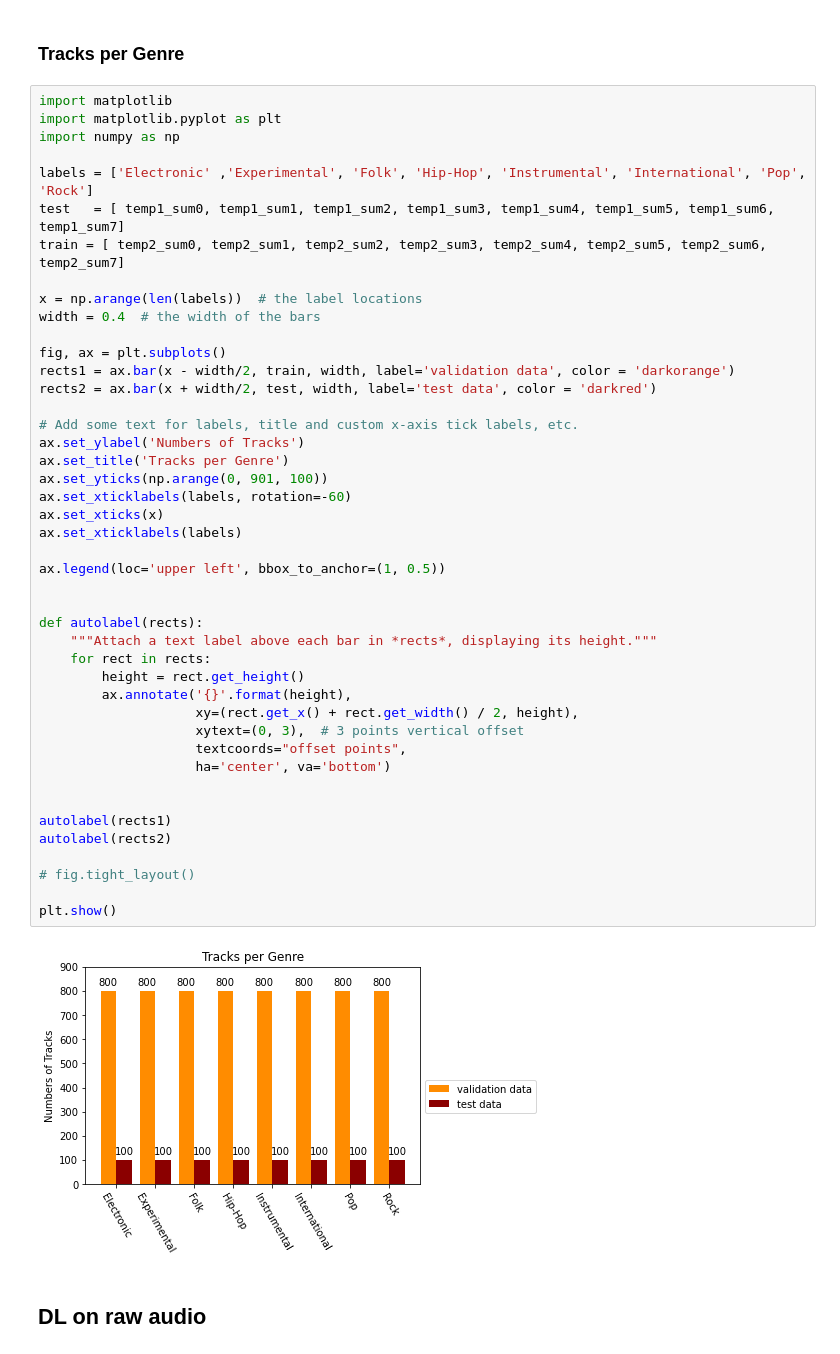
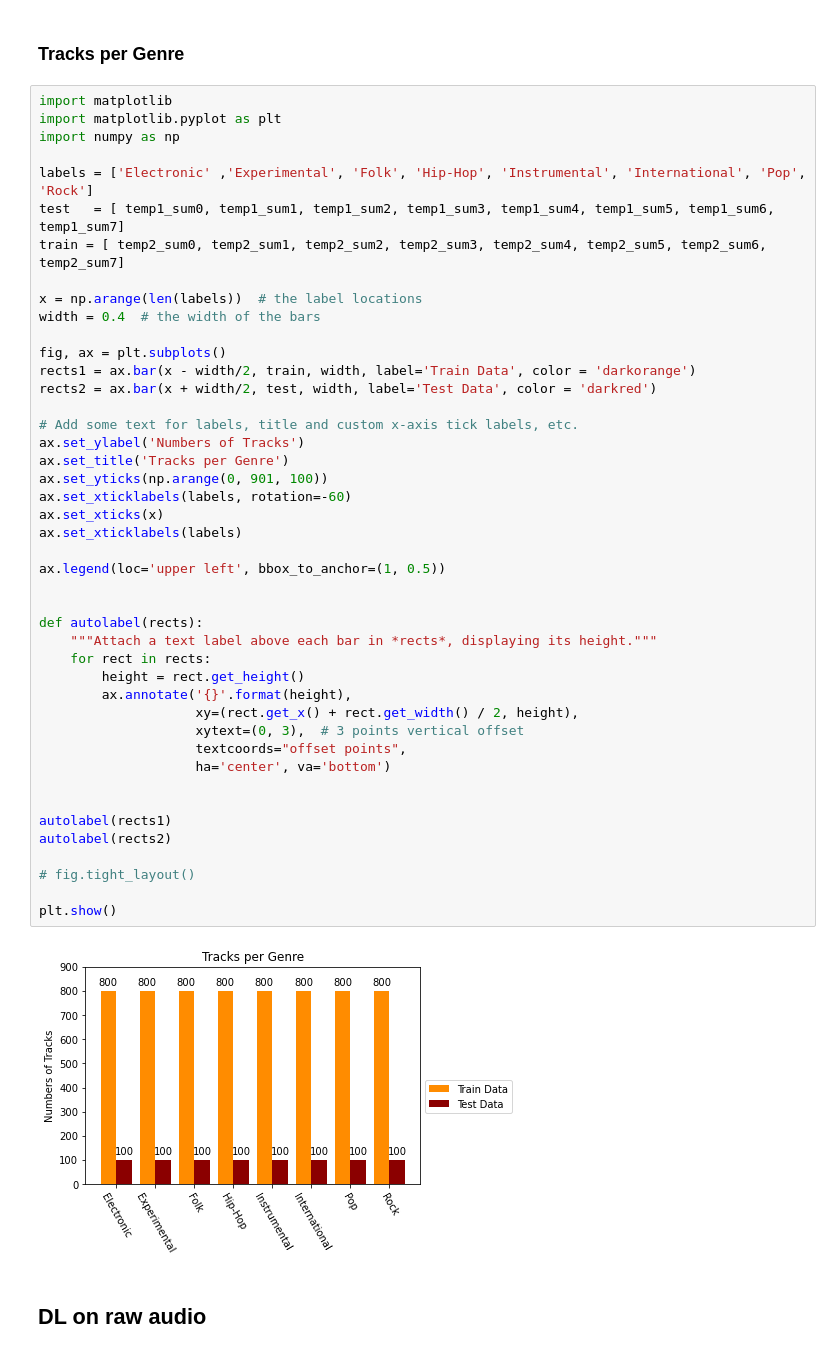
Before and after one commit to lucaspar/ds-project, a Jupyter notebook: code/src/baseline/baseline.ipynb, the cells around one changed output. Saved outputs shown, nothing was run; the diff lists cells and outputs as text.

```diff
--- a/code/src/baseline/baseline.ipynb
+++ b/code/src/baseline/baseline.ipynb
@@ -1129,39 +1129,39 @@ x = np.arange(len(labels))  # the label locations
 width = 0.4  # the width of the bars
 
 fig, ax = plt.subplots()
-rects1 = ax.bar(x - width/2, train, width, label='validation data', color = 'darkorange')
-rects2 = ax.bar(x + width/2, test, width, label='test data', color = 'darkred')
+rects1 = ax.bar(x - width/2, train, width, label='Train Data', color = 'darkorange')
+rects2 = ax.bar(x + width/2, test, width, label='Test Data', color = 'darkred')
 
 # Add some text for labels, title and custom x-axis tick labels, etc.
 ax.set_ylabel('Numbers of Tracks')
 ax.set_title('Tracks per Genre')
 ax.set_yticks(np.arange(0, 901, 100))
 ax.set_xticklabels(labels, rotation=-60)
 ax.set_xticks(x)
 ax.set_xticklabels(labels)
 
 ax.legend(loc='upper left', bbox_to_anchor=(1, 0.5))
 
 
 def autolabel(rects):
     """Attach a text label above each bar in *rects*, displaying its height."""
     for rect in rects:
         height = rect.get_height()
         ax.annotate('{}'.format(height),
                     xy=(rect.get_x() + rect.get_width() / 2, height),
                     xytext=(0, 3),  # 3 points vertical offset
                     textcoords="offset points",
                     ha='center', va='bottom')
 
 
 autolabel(rects1)
 autolabel(rects2)
 
 # fig.tight_layout()
 
 plt.show()
 # %% [output]
-[figure, old version]
+[figure, new version]
 # %% [markdown]
 ## DL on raw audio
 # %% [markdown]
```
Also changed, not shown: parts of 1 cell of this notebook.
